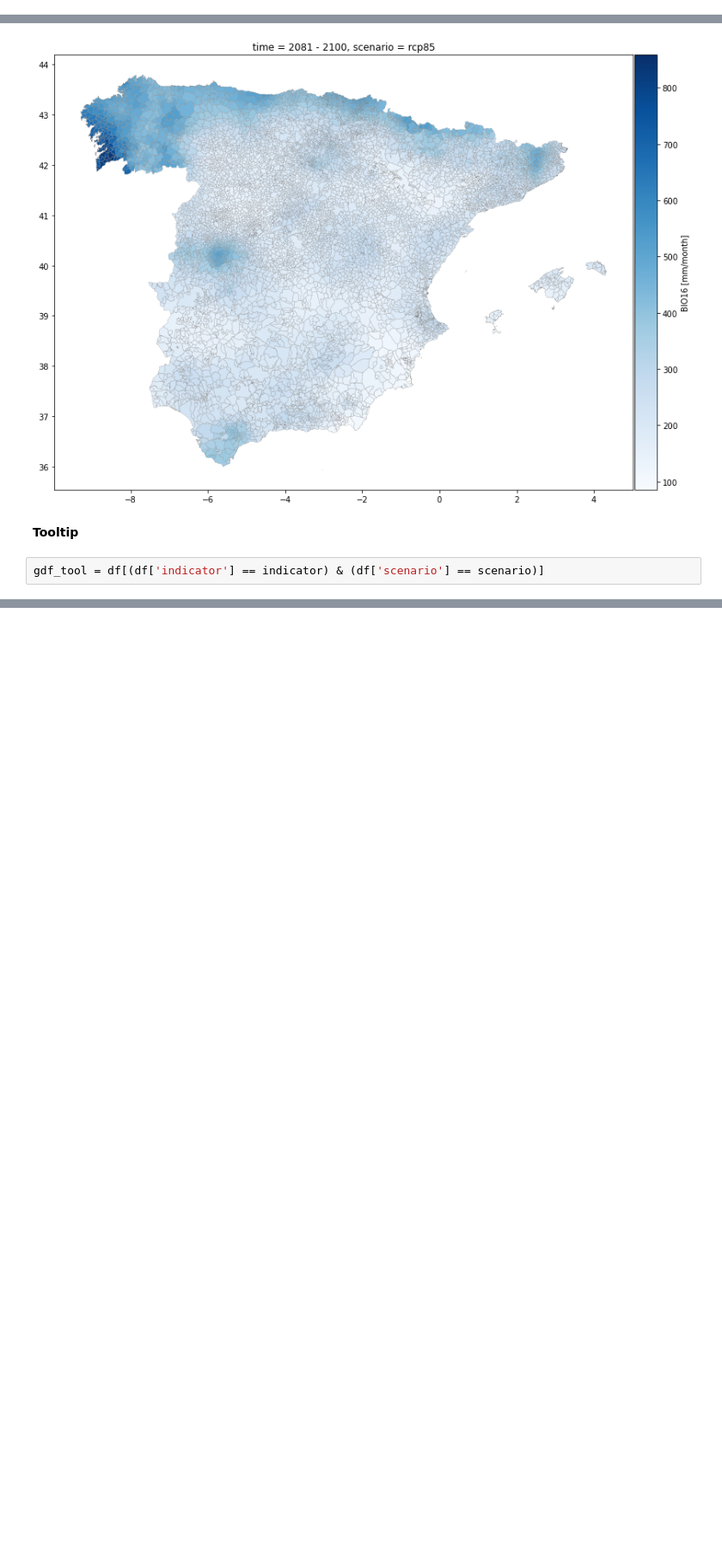
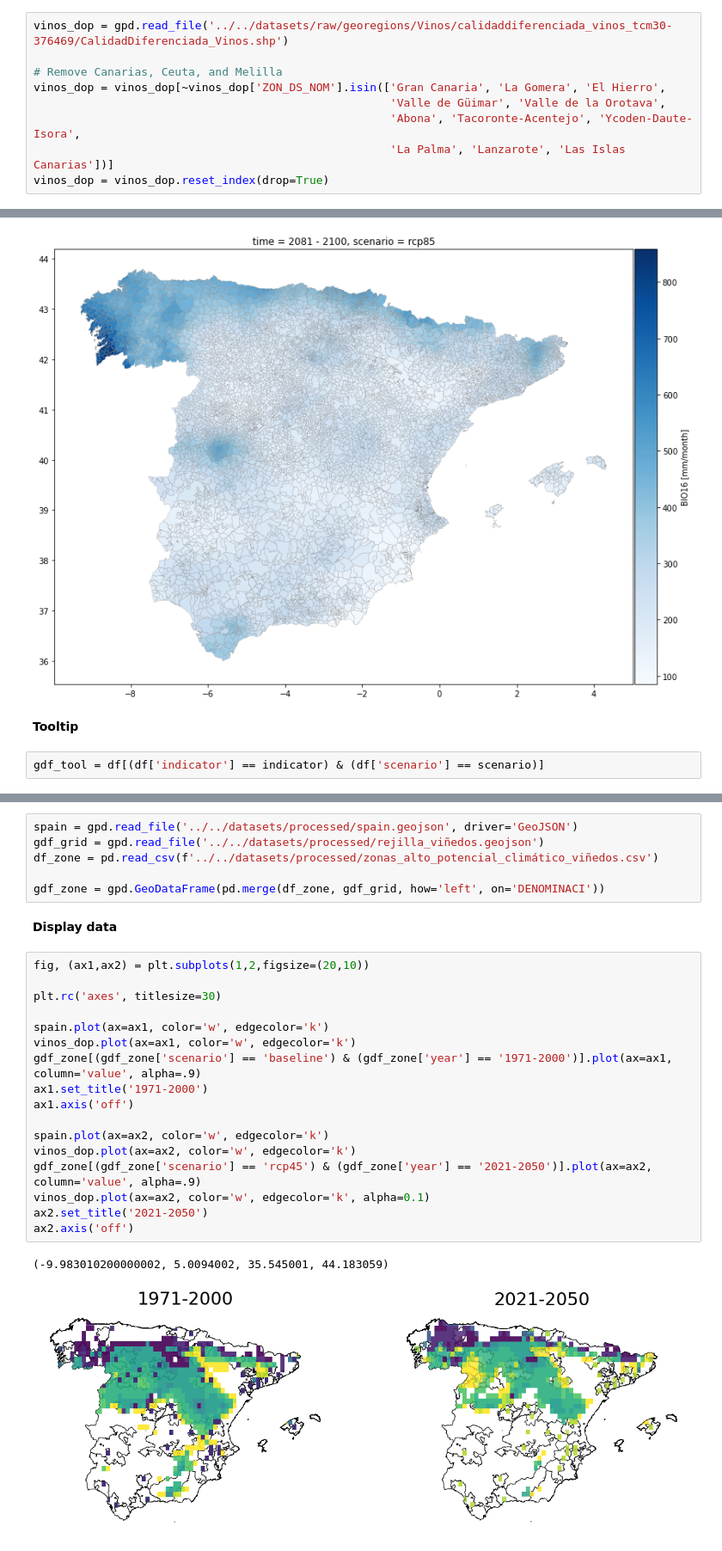
Before and after one commit to Vizzuality/ecf-agricultural-climate-impact, a Jupyter notebook: data/notebooks/Lab/04_Data_Demo.ipynb, the cells around one changed output, grey strips where cells are left out. Shown at 86% size. Cells and saved outputs as stored; diff of their text form; blank space fills up the shorter version.

```diff
--- a/data/notebooks/Lab/04_Data_Demo.ipynb
+++ b/data/notebooks/Lab/04_Data_Demo.ipynb
@@ -46,3 +49,12 @@ municipios = municipios.reset_index(drop=True)
+# %%
+vinos_dop = gpd.read_file('../../datasets/raw/georegions/Vinos/calidaddiferenciada_vinos_tcm30-376469/CalidadDiferenciada_Vinos.shp')
+
+# Remove Canarias, Ceuta, and Melilla
+vinos_dop = vinos_dop[~vinos_dop['ZON_DS_NOM'].isin(['Gran Canaria', 'La Gomera', 'El Hierro',
+                                                     'Valle de Güimar', 'Valle de la Orotava',
+                                                     'Abona', 'Tacoronte-Acentejo', 'Ycoden-Daute-Isora',
+                                                     'La Palma', 'Lanzarote', 'Las Islas Canarias'])]
+vinos_dop = vinos_dop.reset_index(drop=True)
 # %% [markdown]
 # Data visualization
 
@@ -388,0 +407,28 @@ plt.show()
+# %%
+spain = gpd.read_file('../../datasets/processed/spain.geojson', driver='GeoJSON')
+gdf_grid = gpd.read_file('../../datasets/processed/rejilla_viñedos.geojson')
+df_zone = pd.read_csv(f'../../datasets/processed/zonas_alto_potencial_climático_viñedos.csv')
+
+gdf_zone = gpd.GeoDataFrame(pd.merge(df_zone, gdf_grid, how='left', on='DENOMINACI'))
+# %% [markdown]
+**Display data**
+# %%
+fig, (ax1,ax2) = plt.subplots(1,2,figsize=(20,10))
+
+plt.rc('axes', titlesize=30)
+
+spain.plot(ax=ax1, color='w', edgecolor='k')
+vinos_dop.plot(ax=ax1, color='w', edgecolor='k')
+gdf_zone[(gdf_zone['scenario'] == 'baseline') & (gdf_zone['year'] == '1971-2000')].plot(ax=ax1, column='value', alpha=.9)
+ax1.set_title('1971-2000')
+ax1.axis('off')
+
+spain.plot(ax=ax2, color='w', edgecolor='k')
+vinos_dop.plot(ax=ax2, color='w', edgecolor='k')
+gdf_zone[(gdf_zone['scenario'] == 'rcp45') & (gdf_zone['year'] == '2021-2050')].plot(ax=ax2, column='value', alpha=.9)
+vinos_dop.plot(ax=ax2, color='w', edgecolor='k', alpha=0.1)
+ax2.set_title('2021-2050')
+ax2.axis('off')
+# %% [output]
+(-9.983010200000002, 5.0094002, 35.545001, 44.183059)
+[figure, added]
```
Also changed, not shown: parts of 5 cells of this notebook, 1 other file.
